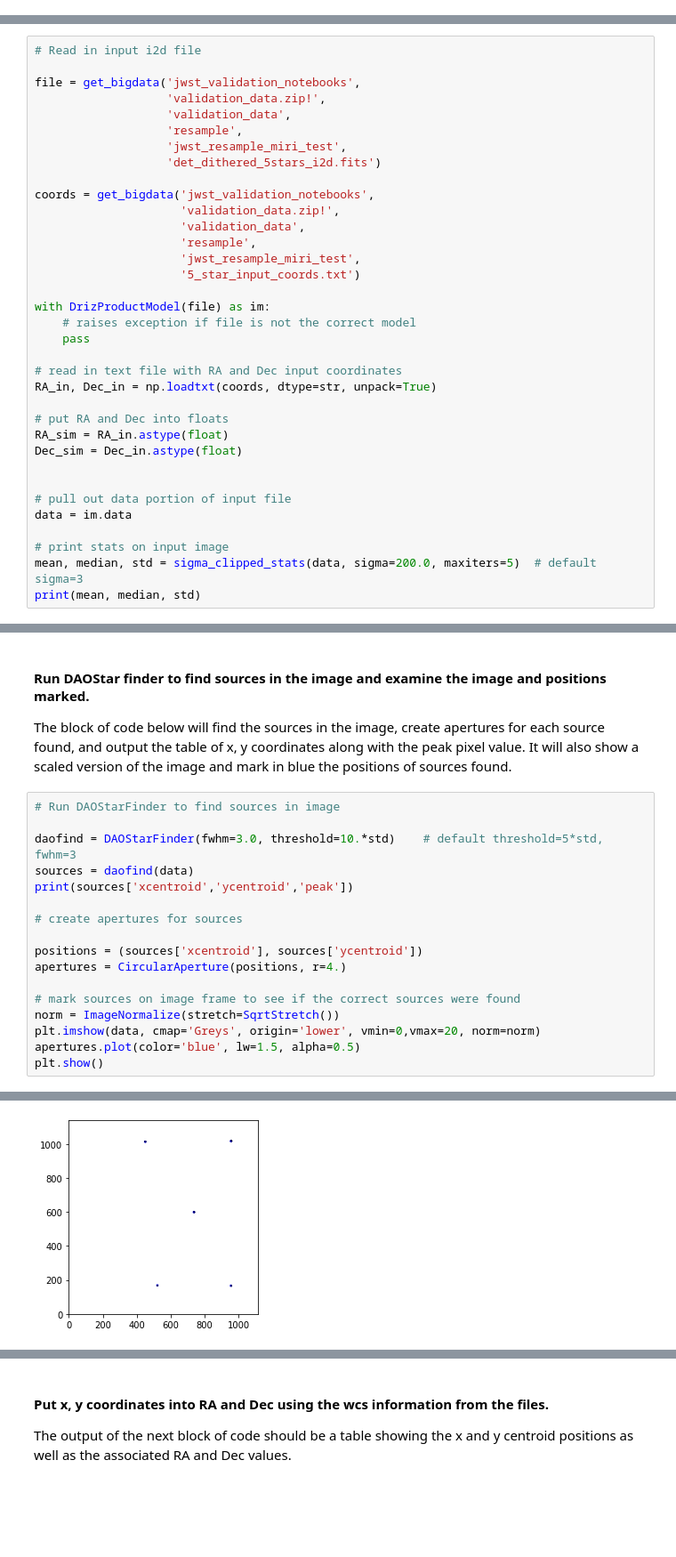
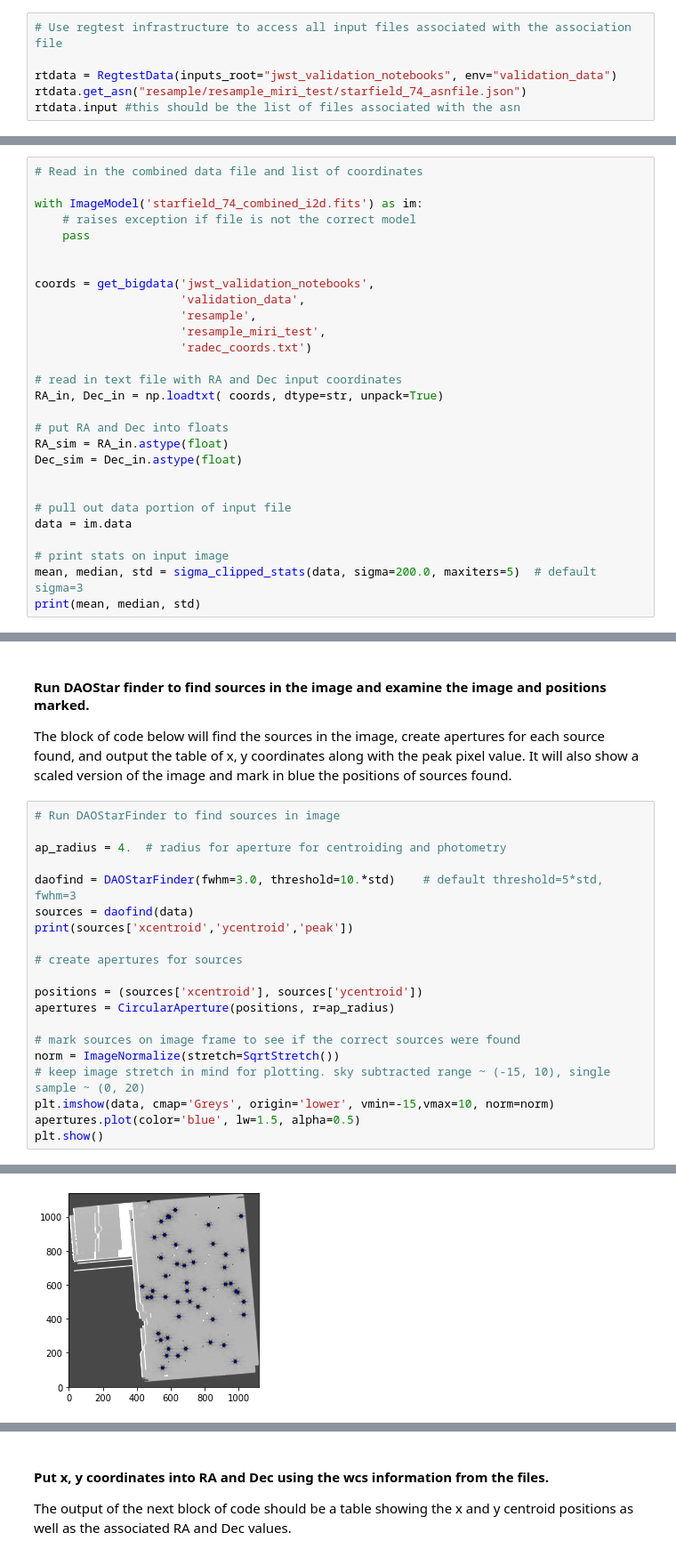
Before and after one commit to mfixstsci/jwst_validation_notebooks, a Jupyter notebook: jwst_validation_notebooks/resample/jwst_resample_miri_test/exec_jwst_resample_miri_testing.ipynb, the cells around one changed output, grey strips where cells are left out. Shown: that part at 89% size. Saved outputs shown, nothing was run; the diff lists cells and outputs as text; blank space fills up the shorter version.

Commit message:
Automated deployment to GitHub Pages: jenkins-Notebooks-jwst_validation_notebooks-113

```diff
--- a/jwst_validation_notebooks/resample/jwst_resample_miri_test/exec_jwst_resample_miri_testing.ipynb
+++ b/jwst_validation_notebooks/resample/jwst_resample_miri_test/exec_jwst_resample_miri_testing.ipynb
@@ -129,0 +127,6 @@ from photutils import CircularAperture, DAOStarFinder
+# %%
+# Use regtest infrastructure to access all input files associated with the association file
+
+rtdata = RegtestData(inputs_root="jwst_validation_notebooks", env="validation_data")
+rtdata.get_asn("resample/resample_miri_test/starfield_74_asnfile.json")
+rtdata.input #this should be the list of files associated with the asn
@@ -137,28 +187,21 @@ The output of the pipeline command in the previous step (given our association t
 # %% [markdown]
 #### Read in combined i2d data file and list of coordinates
 # %%
-# Read in input i2d file
+# Read in the combined data file and list of coordinates
 
-file = get_bigdata('jwst_validation_notebooks',
-                   'validation_data.zip!',
-                   'validation_data',
-                   'resample',
-                   'jwst_resample_miri_test',
-                   'det_dithered_5stars_i2d.fits')
-
-coords = get_bigdata('jwst_validation_notebooks',
-                     'validation_data.zip!',
-                     'validation_data',
-                     'resample',
-                     'jwst_resample_miri_test',
-                     '5_star_input_coords.txt')
-
-with DrizProductModel(file) as im:
+with ImageModel('starfield_74_combined_i2d.fits') as im:
     # raises exception if file is not the correct model
     pass
 
+
+coords = get_bigdata('jwst_validation_notebooks',
+                     'validation_data',
+                     'resample',
+                     'resample_miri_test',
+                     'radec_coords.txt')
+
 # read in text file with RA and Dec input coordinates
-RA_in, Dec_in = np.loadtxt(coords, dtype=str, unpack=True)
+RA_in, Dec_in = np.loadtxt( coords, dtype=str, unpack=True)
 
 # put RA and Dec into floats
 RA_sim = RA_in.astype(float)
@@ -178,6 +221,8 @@ print(mean, median, std)
 The block of code below will find the sources in the image, create apertures for each source found, and output the table of x, y coordinates along with the peak pixel value. It will also show a scaled version of the image and mark in blue the positions of sources found.
 # %%
 # Run DAOStarFinder to find sources in image
+
+ap_radius = 4.  # radius for aperture for centroiding and photometry
 
 daofind = DAOStarFinder(fwhm=3.0, threshold=10.*std)    # default threshold=5*std, fwhm=3
 sources = daofind(data)
@@ -186,11 +231,12 @@ print(sources['xcentroid','ycentroid','peak'])
 # create apertures for sources
 
 positions = (sources['xcentroid'], sources['ycentroid'])
-apertures = CircularAperture(positions, r=4.)
+apertures = CircularAperture(positions, r=ap_radius)
 
 # mark sources on image frame to see if the correct sources were found
 norm = ImageNormalize(stretch=SqrtStretch())
-plt.imshow(data, cmap='Greys', origin='lower', vmin=0,vmax=20, norm=norm)
+# keep image stretch in mind for plotting. sky subtracted range ~ (-15, 10), single sample ~ (0, 20)
+plt.imshow(data, cmap='Greys', origin='lower', vmin=-15,vmax=10, norm=norm)
 apertures.plot(color='blue', lw=1.5, alpha=0.5)
 plt.show()
 # %% [output]
@@ -205 +260 @@ WARNING: AstropyDeprecationWarning: Inputing positions shaped as 2xN is deprecat
-[figure, old version]
+[figure, new version]
```
Also changed, not shown: parts of 19 cells of this notebook, 7 other files.
